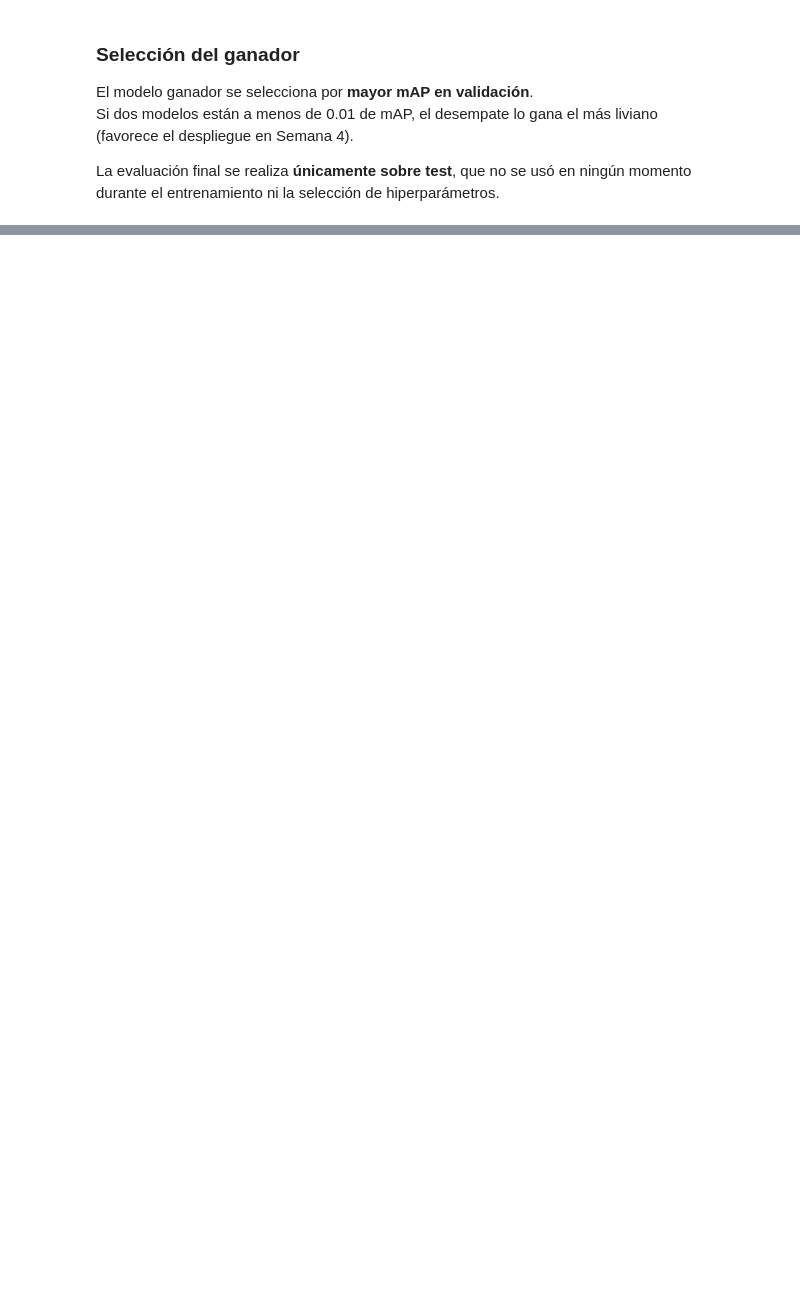
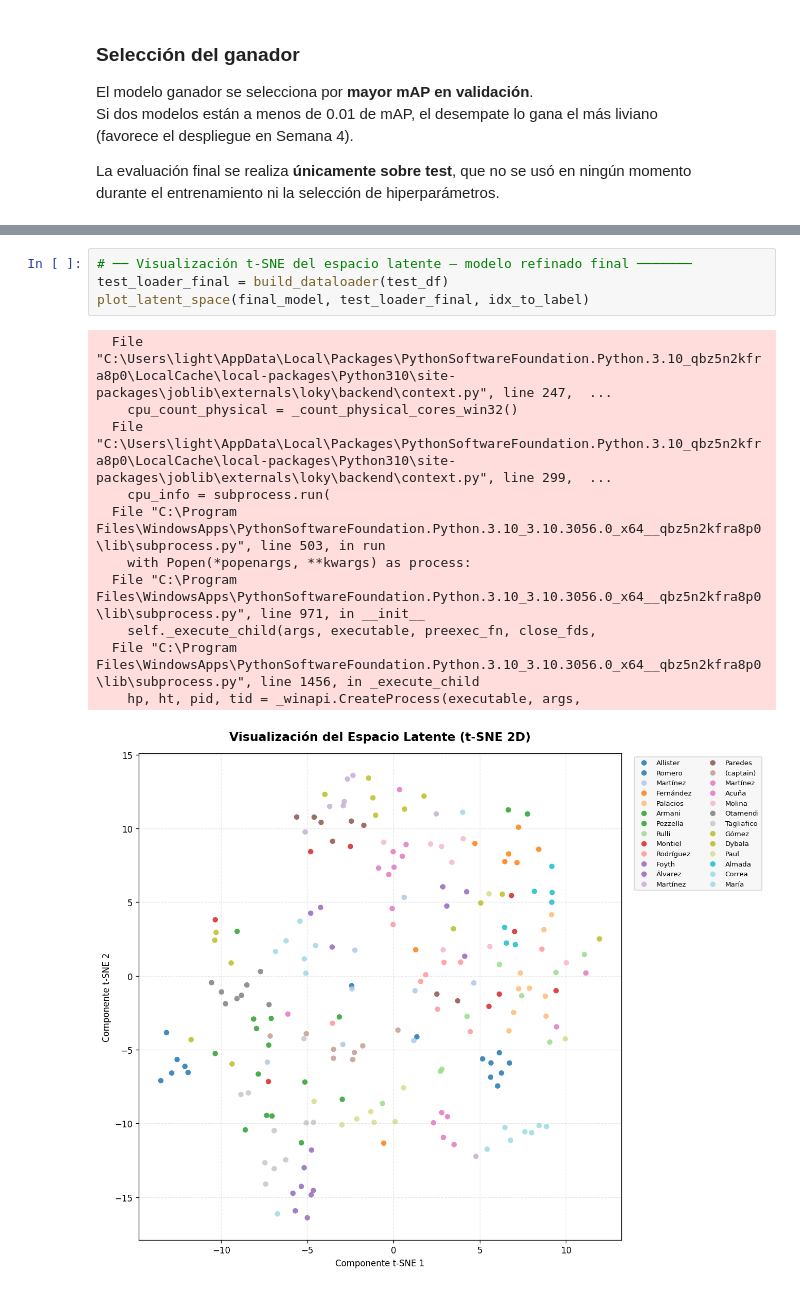
Before and after one commit to agudgithub/redes-neuronales-profundas, a Jupyter notebook: dev/03_model_training.ipynb, the cells around one changed output, grey strips where cells are left out. Drawn from its saved outputs; the diff is of its cells as text; blank space fills up the shorter version.

```diff
--- a/dev/03_model_training.ipynb
+++ b/dev/03_model_training.ipynb
@@ -655,3 +1352,19 @@ for idx, acc in worst_5:
+# %%
+# ── Visualización t-SNE del espacio latente — modelo refinado final ───────
+test_loader_final = build_dataloader(test_df)
+plot_latent_space(final_model, test_loader_final, idx_to_label)
+# %% [output]
+  File "C:\Users\light\AppData\Local\Packages\PythonSoftwareFoundation.Python.3.10_qbz5n2kfra8p0\LocalCache\local-packages\Python310\site-packages\joblib\externals\loky\backend\context.py", line 247,  ...
+    cpu_count_physical = _count_physical_cores_win32()
+  File "C:\Users\light\AppData\Local\Packages\PythonSoftwareFoundation.Python.3.10_qbz5n2kfra8p0\LocalCache\local-packages\Python310\site-packages\joblib\externals\loky\backend\context.py", line 299,  ...
+    cpu_info = subprocess.run(
+  File "C:\Program Files\WindowsApps\PythonSoftwareFoundation.Python.3.10_3.10.3056.0_x64__qbz5n2kfra8p0\lib\subprocess.py", line 503, in run
+    with Popen(*popenargs, **kwargs) as process:
+  File "C:\Program Files\WindowsApps\PythonSoftwareFoundation.Python.3.10_3.10.3056.0_x64__qbz5n2kfra8p0\lib\subprocess.py", line 971, in __init__
+    self._execute_child(args, executable, preexec_fn, close_fds,
+  File "C:\Program Files\WindowsApps\PythonSoftwareFoundation.Python.3.10_3.10.3056.0_x64__qbz5n2kfra8p0\lib\subprocess.py", line 1456, in _execute_child
+    hp, ht, pid, tid = _winapi.CreateProcess(executable, args,
+[figure, added]
 # %%
 # ── Analisis de errores ──────────────────────────────────────
 
```
Also changed, not shown: parts of 27 cells of this notebook, 10 other files.
